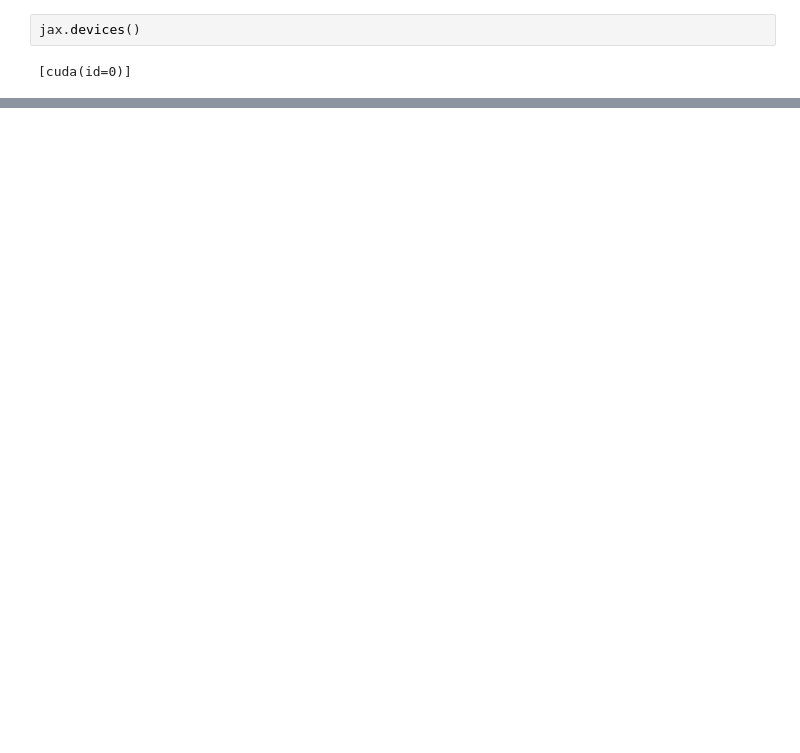
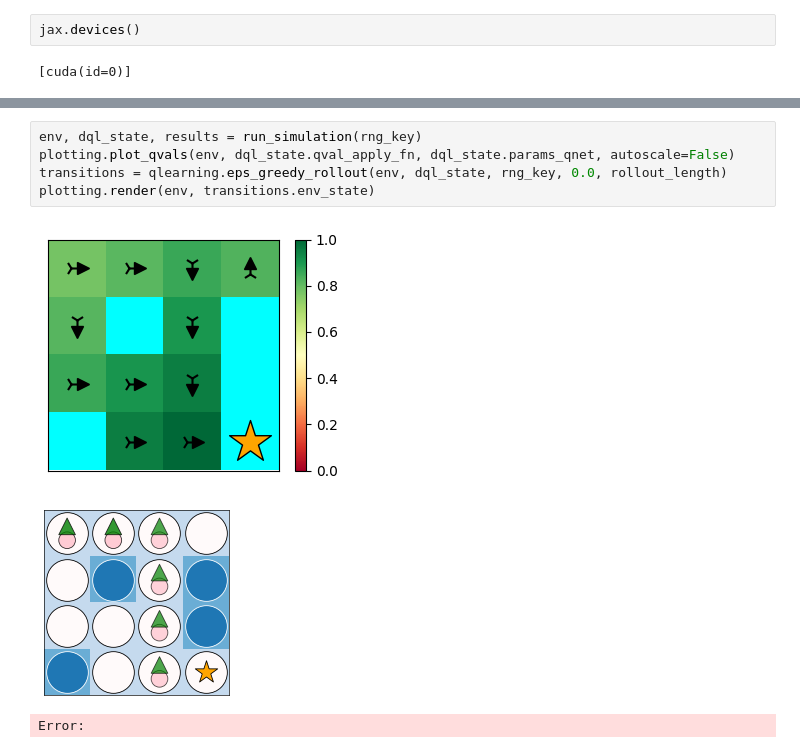
Before and after one commit to davidesartor/MANGO-lite, a Jupyter notebook: jax/test qlearning.ipynb, the cells around one changed output, grey strips where cells are left out. Cells and saved outputs as stored; diff of their text form; blank space fills up the shorter version.

```diff
--- a/jax/test qlearning.ipynb
+++ b/jax/test qlearning.ipynb
@@ -78,0 +92,9 @@ No success
+# %%
+env, dql_state, results = run_simulation(rng_key)
+plotting.plot_qvals(env, dql_state.qval_apply_fn, dql_state.params_qnet, autoscale=False)
+transitions = qlearning.eps_greedy_rollout(env, dql_state, rng_key, 0.0, rollout_length)
+plotting.render(env, transitions.env_state)
+# %% [output]
+[figure, added]
+[figure, added]
+Error:
```
Also changed, not shown: parts of 7 cells of this notebook, 11 other files.
